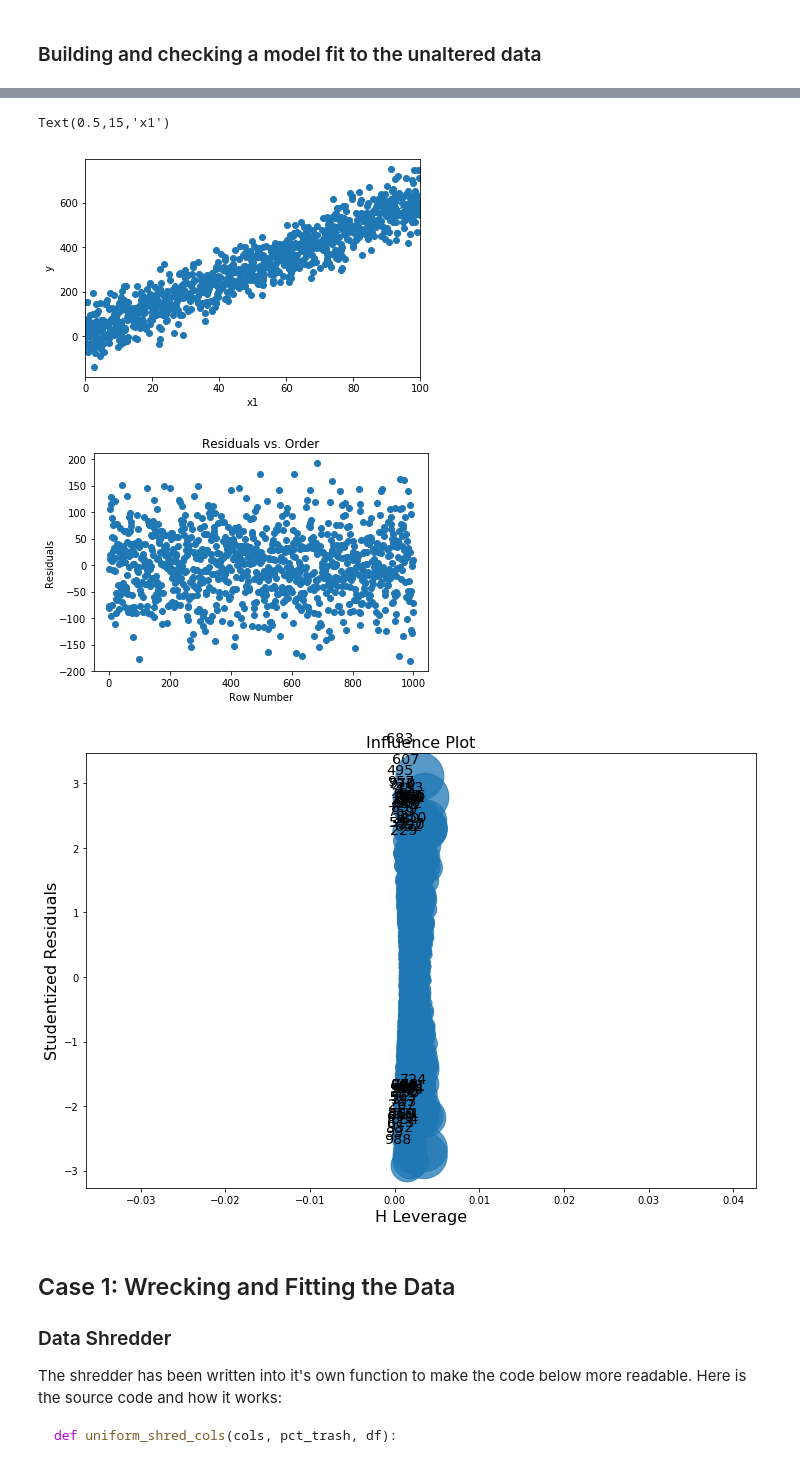
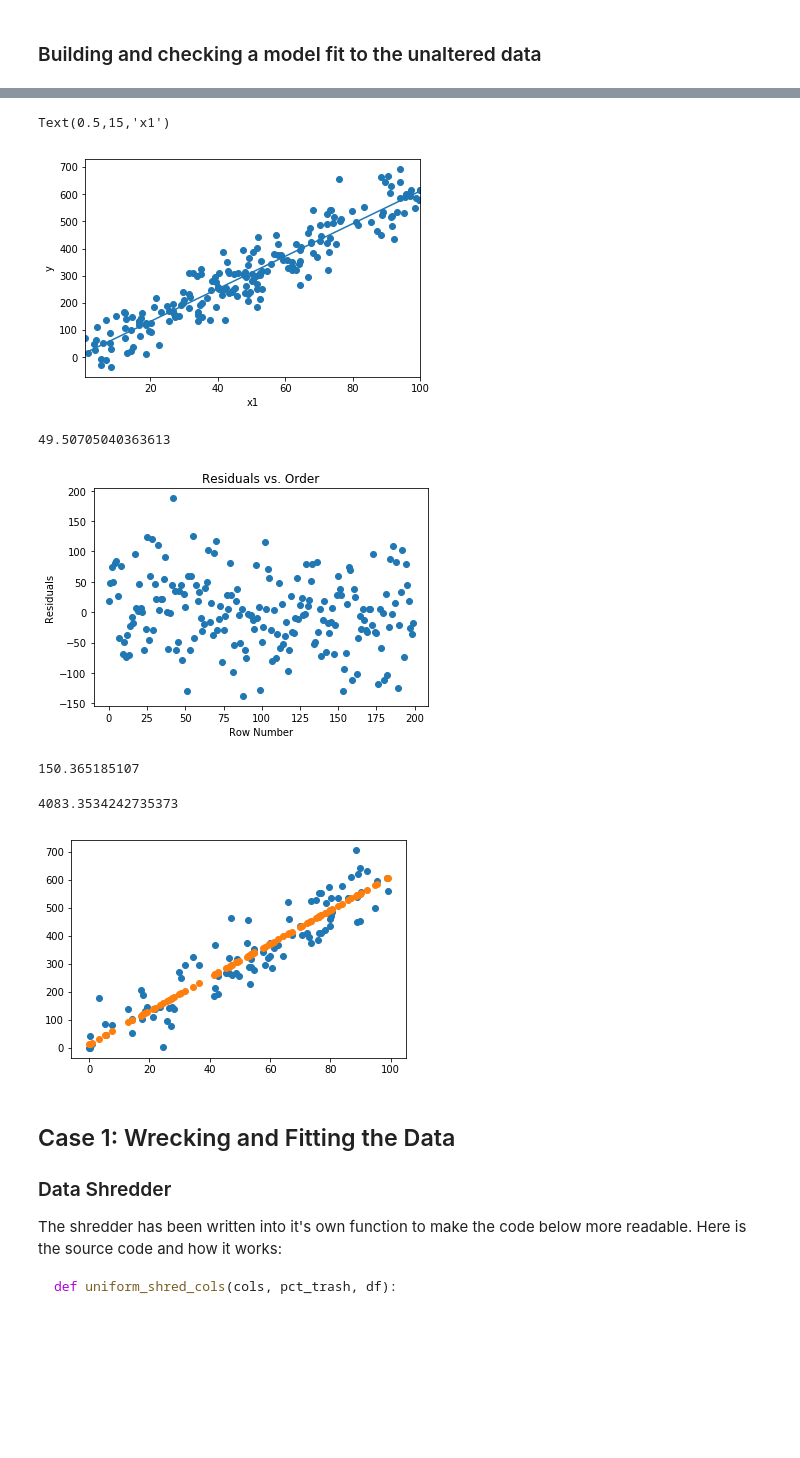
Before and after one commit to eilifm/rit_missing_data, a Jupyter notebook: 2018-01-25_simple_case_imputation.ipynb, the cells around one changed output, grey strips where cells are left out. Saved outputs shown, nothing was run; the diff lists cells and outputs as text; code cells hidden in the pictures; blank space fills up the shorter version.

```diff
--- a/2018-01-25_simple_case_imputation.ipynb
+++ b/2018-01-25_simple_case_imputation.ipynb
@@ -23,10 +23,11 @@ np.random.seed(10)
 # Declare that there should be one X uniformly distributed between 0 and 100 with a coefficient of 5.
 
 dist_types = [
+#     x_def_helper('lognormal', coeff=10, mean=0, sigma=1),
     x_def_helper('uniform', coeff=6, low=0, high=100)
 ]
 
-x1_uniform_clean_fit_data, x1_uniform_test_data = generate_ind_model(1, dist_types, intercept=10, n=1000, noise_factor=.2)
+x1_uniform_clean_fit_data, x1_uniform_test_data = generate_ind_model(1, dist_types, intercept=10, n=200, noise_factor=.1)
 
 print("The shape of the data set and the test set")
 print(x1_uniform_clean_fit_data.shape, x1_uniform_test_data.shape)
@@ -74,19 +84,36 @@ plt.ylabel('y')
 plt.xlabel('x1')
 # %% [output]
 Text(0.5,15,'x1')
-[figure, old version]
+[figure, new version]
 # %%
 plt.plot(ex_fitted.resid, marker='o', linestyle='')
 plt.title('Residuals vs. Order')
 plt.ylabel('Residuals')
 plt.xlabel('Row Number')
 
-fig, ax = plt.subplots(figsize=(12,8))
-
-fig = sm.graphics.influence_plot(ex_fitted, ax=ax, criterion="cooks")
+# fig, ax = plt.subplots(figsize=(12,8))
+# fig = sm.graphics.influence_plot(ex_fitted, ax=ax, criterion="cooks")
+print(x1_uniform_clean_fit_data['x1'].mean())
 # %% [output]
+49.50705040363613
-[figure, old version]
+[figure, new version]
-[figure, removed]
+# %%
+test_X = x1_uniform_test_data.loc[:, x1_uniform_test_data.columns != "y"]
+test_X = sm.add_constant(test_X)
+test_y = x1_uniform_test_data.loc[:, 'y']
+y_pred = ex_fitted.predict(test_X)
+
+
+fig, ax = plt.subplots()
+ax.scatter(test_X['x1'], test_y)
+ax.scatter(test_X['x1'], y_pred)
+
+print(mean_absolute_percentage_error(test_y, y_pred))
+mean_squared_error(test_y, y_pred)
+# %% [output]
+150.365185107
+4083.3534242735373
+[figure, added]
 # %% [markdown]
 ## Case 1: Wrecking and Fitting the Data
 ### Data Shredder
```
Also changed, not shown: parts of 17 cells of this notebook, 2 other files.
